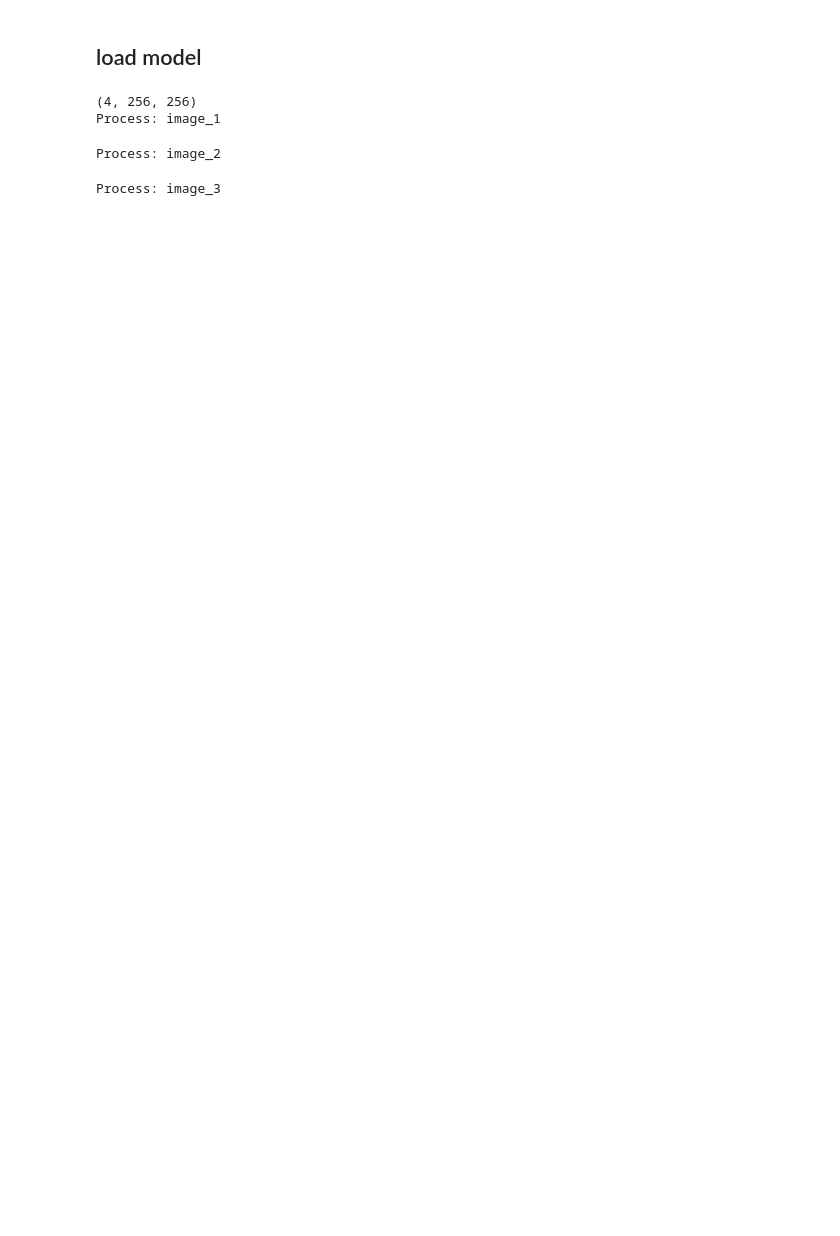
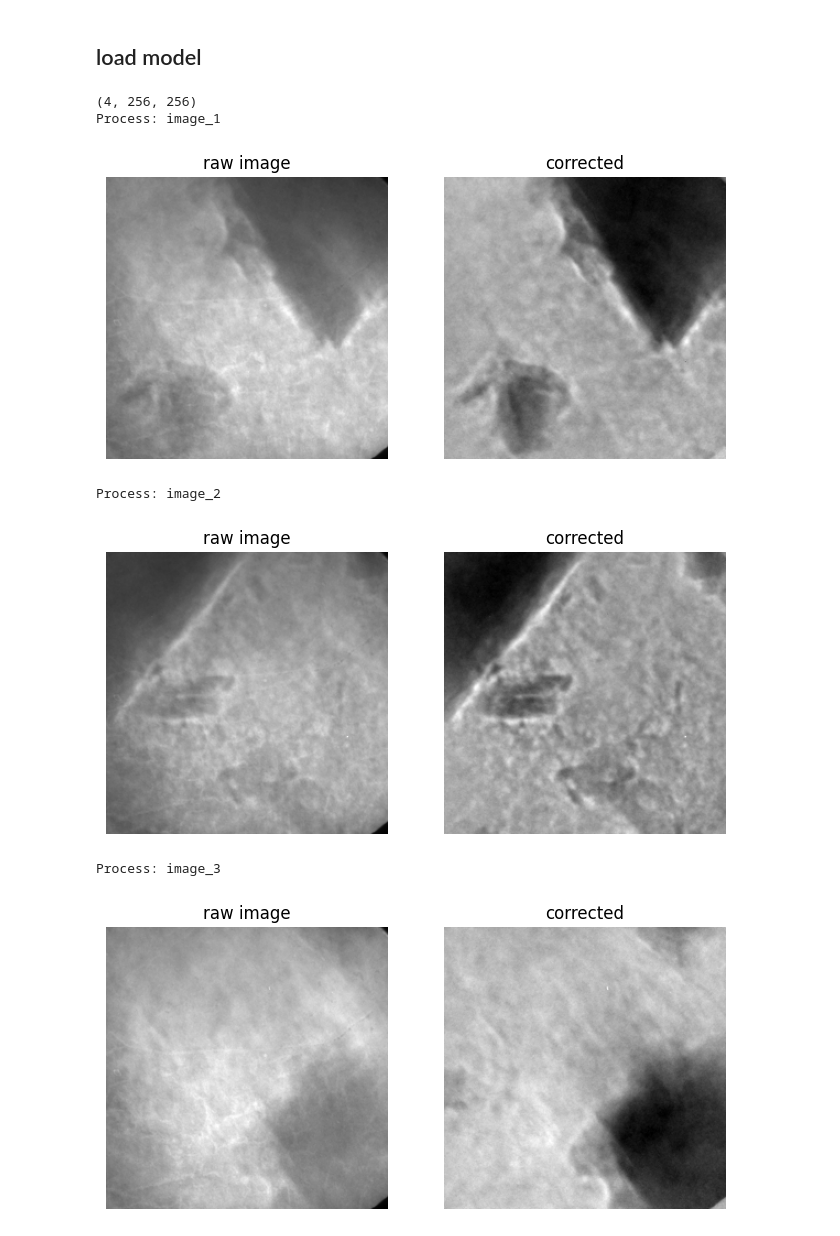
Before and after one commit to JieChungChen/NanoCT_background_correction_on_DDPM, a Jupyter notebook: demo.ipynb, the cells around one changed output. Cells and saved outputs as stored; diff of their text form; code cells hidden in the pictures; blank space fills up the shorter version.

```diff
--- a/demo.ipynb
+++ b/demo.ipynb
@@ -13,8 +12,8 @@ from utils import min_max_norm, calc_psnr
 # %% [markdown]
 ## load model
 # %%
-config_path = 'configs/ddpm_pair_v3.yml'
-model_path = 'checkpoints/ddpm_pair_v3_310K.pt'
+config_path = 'configs/ddpm_pair_v2.yml'
+model_path = 'checkpoints/ddpm_pair_v3_400K.pt'
 data_folder = 'demo_imgs/20230222_Sb_m6-1-b2-60s-0.88V'
 
 with open(config_path, 'r') as f:
@@ -29,40 +28,61 @@ model.load_state_dict(torch.load(model_path, map_location='cuda:0'), strict=Fals
 model.eval()
 sampler = DDIM_Sampler(model, ddpm_configs, ddim_sampling_steps=50).cuda()
 
 # load images
 img_list = sorted(glob.glob(f'{data_folder}/*.tif'))
 imgs = []
 for img_path in img_list:
     img_path = os.path.normpath(img_path)
     im = Image.open(img_path).resize((img_size, img_size))
-    imgs.append(np.array(im)/10000)
+    imgs.append(np.array(im))
 imgs = np.array(imgs)
+global_max_g = np.max(imgs)
 print(imgs.shape)
 
 # inference
 dref_imgs = []
 os.makedirs('figs', exist_ok=True)
 with torch.no_grad():
     for i in range(len(imgs)-1):
         print(f'Process: image_{i+1}')
-        input_1 = torch.from_numpy(imgs[i]).unsqueeze(0).float()
-        input_2 = torch.from_numpy(imgs[i+1]).unsqueeze(0).float()
+        max_g = max(np.max(imgs[i]), np.max(imgs[i+1]))
+        input_1 = torch.from_numpy(imgs[i]/max_g).unsqueeze(0).float()
+        input_2 = torch.from_numpy(imgs[i+1]/max_g).unsqueeze(0).float()
         input_imgs = torch.cat([input_1, input_2], dim=0)
         torch.manual_seed(1)
         noise = torch.randn(size=[1, 1, img_size, img_size]).cuda()
         pred = sampler(input_imgs.view(1, 2, img_size, img_size).cuda(), noise).squeeze().cpu().numpy()
-        obj_pred_1 = input_imgs[0].numpy()/pred
-        obj_pred_2 = input_imgs[1].numpy()/pred
+        obj_pred_1 = imgs[i]/pred/global_max_g
+        obj_pred_2 = imgs[i+1]/pred/global_max_g
         obj_pred_1 = np.clip(obj_pred_1, obj_pred_1[:, :-30].min(), obj_pred_1[:, :-30].max())
         obj_pred_2 = np.clip(obj_pred_2, obj_pred_2[:, :-30].min(), obj_pred_2[:, :-30].max())
-        obj_pred_1, obj_pred_2 = min_max_norm(obj_pred_1), min_max_norm(obj_pred_2)
+        fig, ax = plt.subplots(1, 2, figsize=(8, 4))
+        ax[0].imshow(imgs[i], cmap='gray')
+        ax[1].imshow(obj_pred_1, cmap='gray')
+        ax[0].axis('off')
+        ax[1].axis('off')
+        ax[0].set_title('raw image')
+        ax[1].set_title('corrected')
+        plt.show()
+        plt.close()
         im = Image.fromarray(obj_pred_1)
-        im.save(f'figs/{str(i).zfill(2)}.tif')
+
         if i == len(imgs)-2:
+            fig, ax = plt.subplots(1, 2, figsize=(8, 4))
+            ax[0].imshow(imgs[i+1], cmap='gray')
+            ax[1].imshow(obj_pred_2, cmap='gray')
+            ax[0].axis('off')
+            ax[1].axis('off')
+            ax[0].set_title('raw image')
+            ax[1].set_title('corrected')
+            plt.show()
+            plt.close()
             im = Image.fromarray(obj_pred_2)
-            im.save(f'figs/{str(i+1).zfill(2)}.tif')
 # %% [output]
 (4, 256, 256)
 Process: image_1
+[figure, added]
 Process: image_2
+[figure, added]
 Process: image_3
+[figure, added]
```
Also changed, not shown: parts of 2 cells of this notebook, 10 other files.
